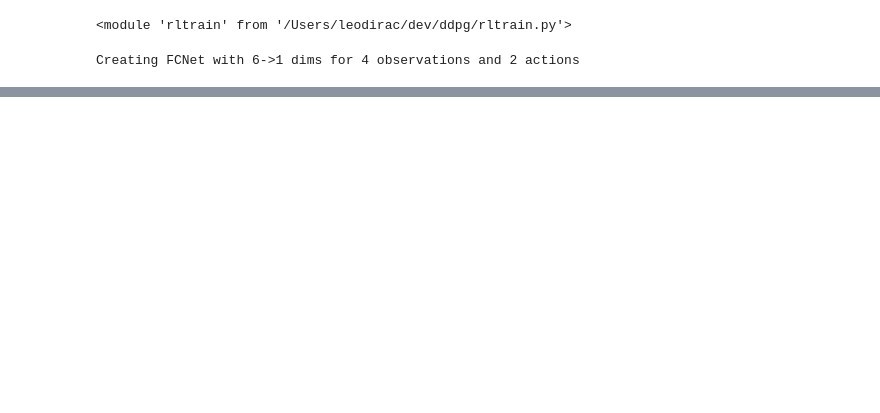
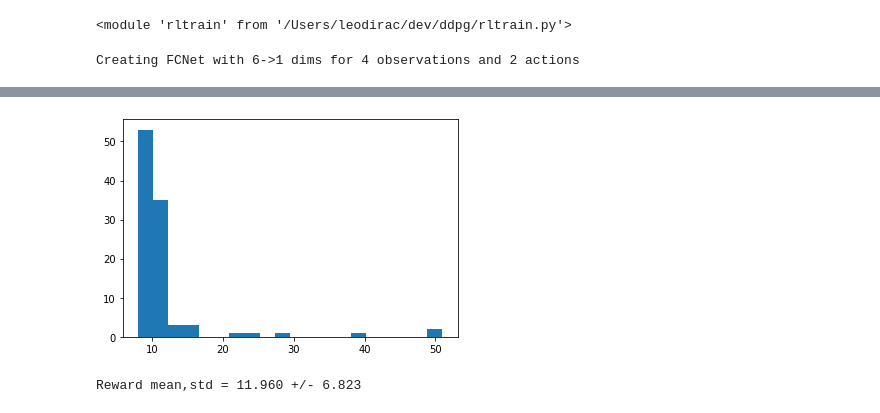
Before and after one commit to leopd/jasrlp, a Jupyter notebook: gym-play.ipynb, the cells around one changed output, grey strips where cells are left out. Drawn from its saved outputs; the diff is of its cells as text; code cells hidden in the pictures; blank space fills up the shorter version.

```diff
--- a/gym-play.ipynb
+++ b/gym-play.ipynb
@@ -167,0 +164,3 @@ plt.colorbar()
+# %%
+_ = dist_rollouts(0)
+# %% [output]
@@ -167,0 +173,2 @@ plt.colorbar()
+[figure, added]
+Reward mean,std = 11.960 +/- 6.823
```
Also changed, not shown: parts of 6 cells of this notebook, 1 other file.
